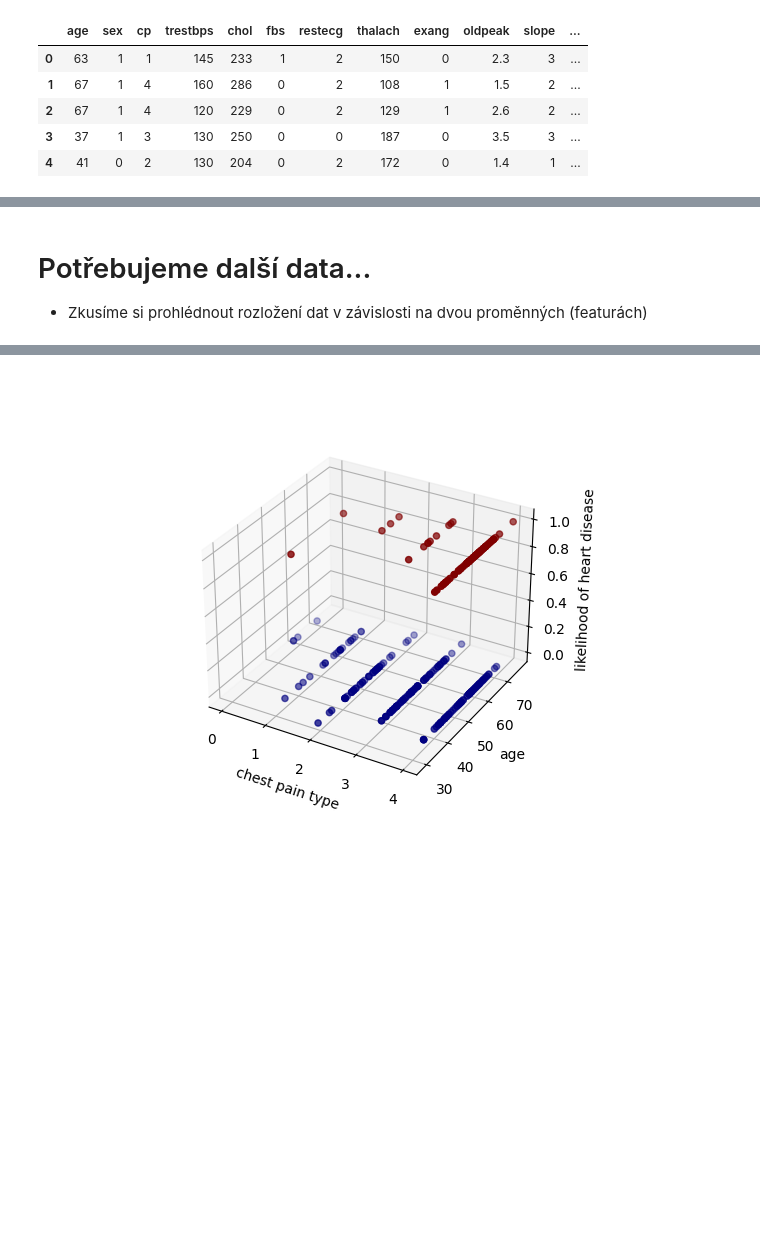
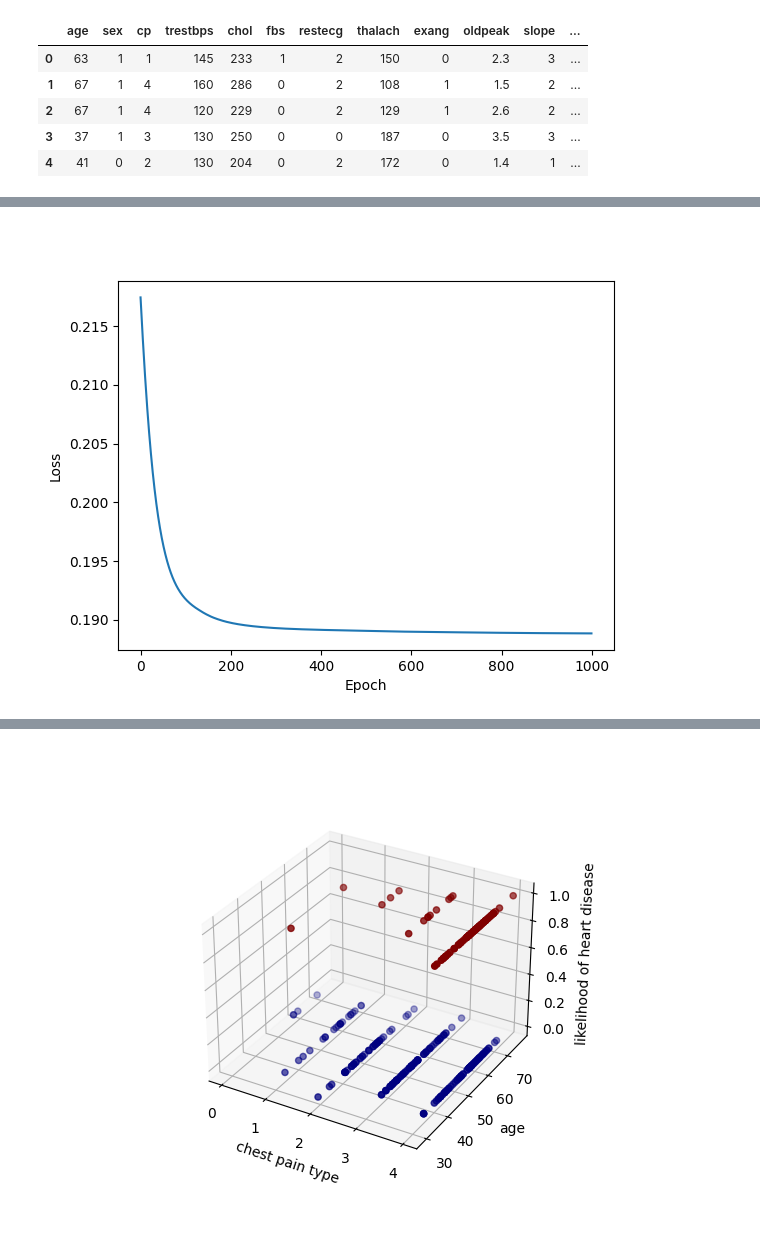
Before and after one commit to Travnickt3d/FITLS, a Jupyter notebook: 2024/2_multifeature_data_intro.ipynb, the cells around one changed output, grey strips where cells are left out. Drawn from its saved outputs; the diff is of its cells as text; code cells hidden in the pictures; blank space fills up the shorter version.

```diff
--- a/2024/2_multifeature_data_intro.ipynb
+++ b/2024/2_multifeature_data_intro.ipynb
@@ -55,7 +75,7 @@ Version of prettytable: 3.11.0
 Spracujeme data pomocí pandas.DataFrame - dokumentace zde: https://pandas.pydata.org/docs/reference/api/pandas.DataFrame.html
 # %%
-file_url = "http://storage.googleapis.com/download.tensorflow.org/data/heart.csv"
-dataframe = pd.read_csv(file_url)
+# Stáhneme data
+dataframe = pd.read_csv("http://storage.googleapis.com/download.tensorflow.org/data/heart.csv")
 
 # Jak jsou data uložena?
 dataframe.head() # zobrazí prvních 5 řádků
@@ -246,3 +144,46 @@ Random guess error: 0.5115511551155115, model is 51.15511551155115 % wrong on av
-# %% [markdown]
-# Potřebujeme další data...
-- Zkusíme si prohlédnout rozložení dat v závislosti na dvou proměnných (featurách)
+# %%
+hidden_units = 20
+model_nonlinear = torch.nn.Sequential(
+    torch.nn.Linear(1, hidden_units),
+    torch.nn.ReLU(),
+    torch.nn.Linear(hidden_units, 1),
+    torch.nn.Sigmoid()
+)
+
+optimizer = torch.optim.Adam(model_nonlinear.parameters(), lr=1e-3)
+
+loss_function = torch.nn.MSELoss()
+
+inputs = torch.Tensor(dataframe['age']).unsqueeze(1)
+labels = torch.Tensor(dataframe['target']).unsqueeze(1)
+
+inputs_mean = inputs.mean().item()
+inputs_std = inputs.std().item()
+inputs = (inputs - inputs_mean) / inputs_std
+
+loss_history = []
+
+for t in range(1000):
+
+    y_pred = model_nonlinear(inputs)
+
+    loss = loss_function(y_pred, labels)
+    loss_history.append(loss.item())
+
+    print("[EPOCH]: %i, [LOSS or MSE]: %.6f" % (t, loss.item()))
+    IPydisplay.clear_output(wait=True)
+
+    optimizer.zero_grad()
+    loss.backward()
+    optimizer.step()
+
+# Vykreslíme průběh trénování
+plt.close()
+fig = plt.figure()
+ax = fig.add_subplot()
+ax.plot(loss_history)
+ax.set_xlabel('Epoch')
+ax.set_ylabel('Loss')
+plt.show()
+# %% [output]
+[figure, added]
```
Also changed, not shown: parts of 20 cells of this notebook, 1 other file.
